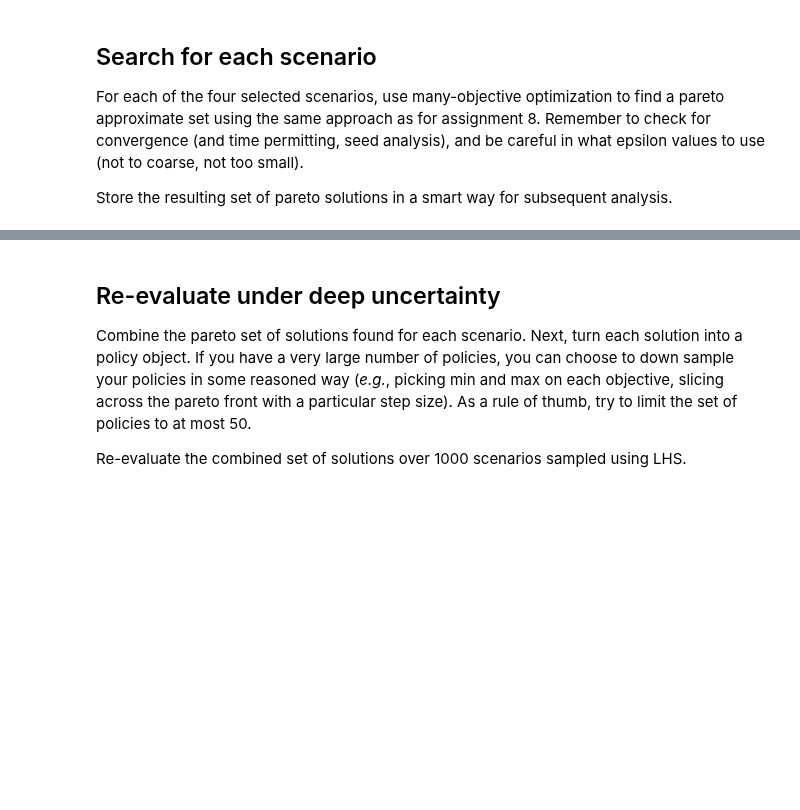
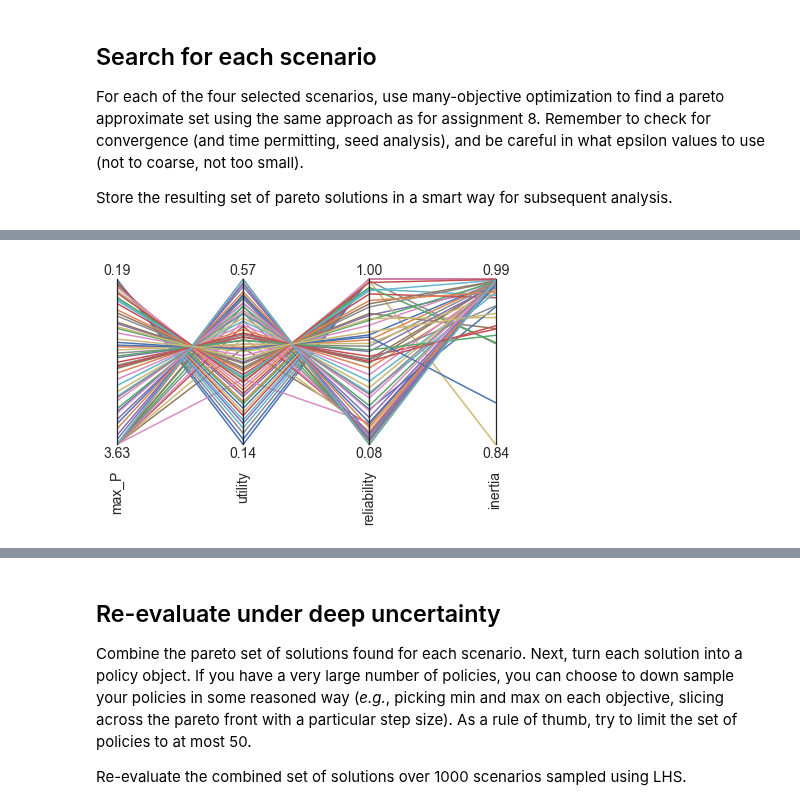
Before and after one commit to triple-capacho/EPA1361, a Jupyter notebook: Week 5-6 - robustness and direct search/assignment 9 - multi-scenario MORDM.ipynb, the cells around one changed output, grey strips where cells are left out. Saved outputs shown, nothing was run; the diff lists cells and outputs as text; code cells hidden in the pictures; blank space fills up the shorter version.

```diff
--- a/Week 5-6 - robustness and direct search/assignment 9 - multi-scenario MORDM.ipynb
+++ b/Week 5-6 - robustness and direct search/assignment 9 - multi-scenario MORDM.ipynb
@@ -8,0 +106,7 @@ For this assignment, make an informed selection of 4 scenarios, using an approac
+# %%
+selected_scenarios = []
+
+from ema_workbench import Scenario
+
+for index, row in newExperiments.iterrows():
+        selected_scenarios.append(Scenario(str(index), ** row.to_dict()))
@@ -14,0 +164,16 @@ Store the resulting set of pareto solutions in a smart way for subsequent analys
+# %%
+from ema_workbench.em_framework.optimization import (HyperVolume,
+                                                     EpsilonProgress)
+from ema_workbench import Constraint
+
+lake_model.outcomes = [ScalarOutcome('max_P', kind=ScalarOutcome.MINIMIZE,
+                                     expected_range=(0,5)),
+                       ScalarOutcome('utility', kind=ScalarOutcome.MAXIMIZE,
+                                     expected_range=(0,2)),
+                       ScalarOutcome('inertia', kind=ScalarOutcome.MAXIMIZE,
+                                    expected_range=(0,1)),
+                       ScalarOutcome('reliability', kind=ScalarOutcome.MAXIMIZE,
+                                     expected_range=(0,1))]
+
+convergence_metrics = [HyperVolume.from_outcomes(lake_model.outcomes),
+                       EpsilonProgress()]
@@ -14,0 +182,6 @@ Store the resulting set of pareto solutions in a smart way for subsequent analys
+# %%
+with MultiprocessingEvaluator(lake_model) as evaluator:
+    results_1, convergence_1 = evaluator.optimize(nfe=10000, searchover='levers',
+                                   reference = selected_scenarios[0],
+                                   epsilons=[0.01, 0.01, 0.01,0.01],
+                                   convergence=convergence_metrics)
@@ -14,0 +206,15 @@ Store the resulting set of pareto solutions in a smart way for subsequent analys
+# %%
+import matplotlib.pyplot as plt
+from ema_workbench.analysis import parcoords
+
+outcomes_1 = results_1.loc[:, ['max_P', 'utility', 'reliability', 'inertia']]
+
+limits = parcoords.get_limits(outcomes_1)
+axes = parcoords.ParallelAxes(limits)
+axes.plot(outcomes_1)
+
+# we invert this axis so direction of desirability is the same
+axes.invert_axis('max_P')
+plt.show()
+# %% [output]
+[figure, added]
```
Also changed, not shown: parts of 40 cells of this notebook.
